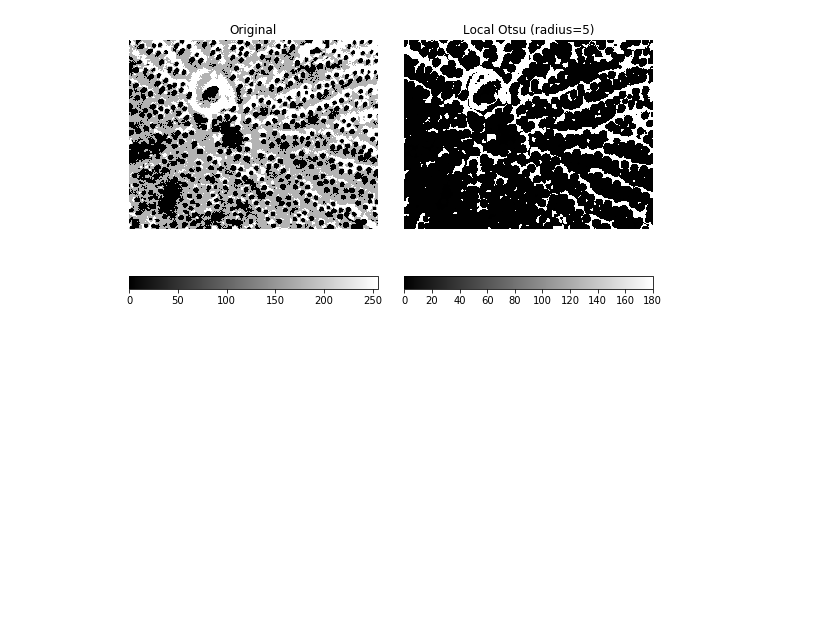
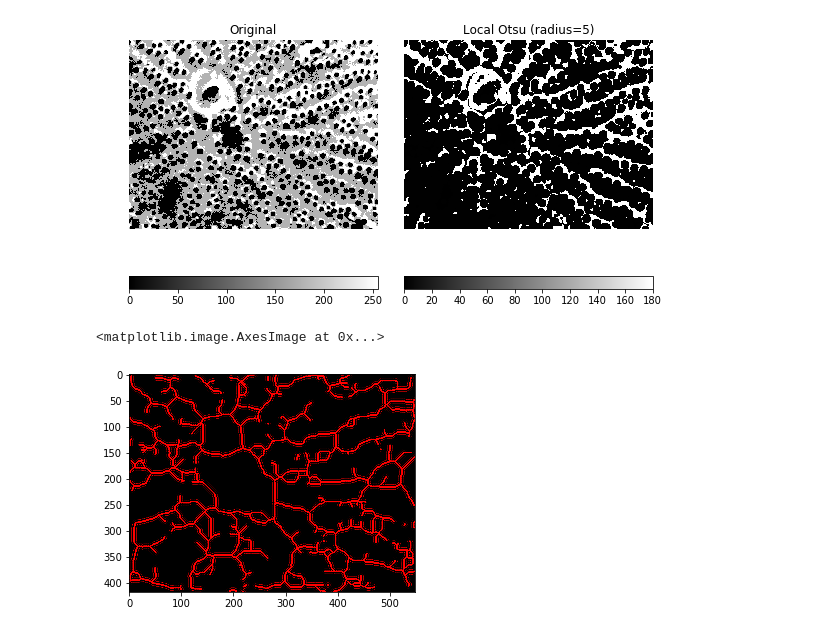
Before and after one commit to csteed/ORHS-MathThesis-2018, a Jupyter notebook: work/CNMS/Histogram testing--Wild010.ipynb, the cells around one changed output. Drawn from its saved outputs; the diff is of its cells as text; code cells hidden in the pictures; blank space fills up the shorter version.

```diff
--- a/work/CNMS/Histogram testing--Wild010.ipynb
+++ b/work/CNMS/Histogram testing--Wild010.ipynb
@@ -192,3 +194,32 @@ plt.show()
 #not so good
 # %% [output]
 [figure]
+# %%
+import matplotlib.pyplot as plt
+import cv2
+from matplotlib.colors import LinearSegmentedColormap
+cdict2 = {'red':   ((0.0, 0.0, 0.0),
+                   (0.1, 1.0, 1.0),
+                   (1.0, 1.0, 1.0)),
+
+         'green': ((0.0, 0.0, 0.0),
+                   (1.0, 0.0, 0.0)),
+
+        'blue':  ((0.0, 0.0, 0.0),
+                   (1.0, 0.0, 0.0))
+        }
+red2 = LinearSegmentedColormap('Red2', cdict2)
+
+
+#ablur = cv2.blur(newnewimg,(32, 32))
+a_mthres = cv2.adaptiveThreshold(newnewimg,1,cv2.ADAPTIVE_THRESH_MEAN_C,\
+            cv2.THRESH_BINARY,141,4)
+# %%
+#ADAPTIVE SKELETON
+from skimage.morphology import skeletonize
+adaptiveskeleton = skeletonize(a_mthres)
+ax = plt.subplot()
+ax.imshow(adaptiveskeleton, cmap=red2, interpolation='sinc')
+# %% [output]
+<matplotlib.image.AxesImage at 0x...>
+[figure, added]
```
Also changed, not shown: parts of 2 cells of this notebook, 23 other files.
